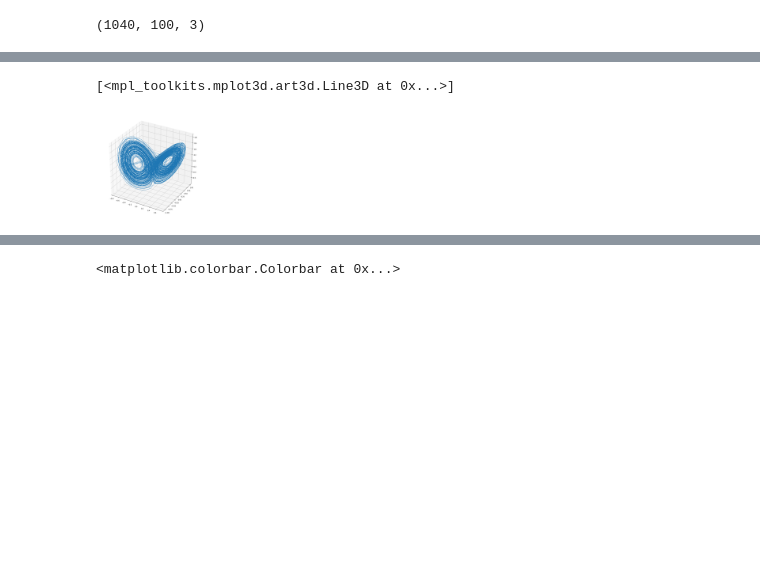
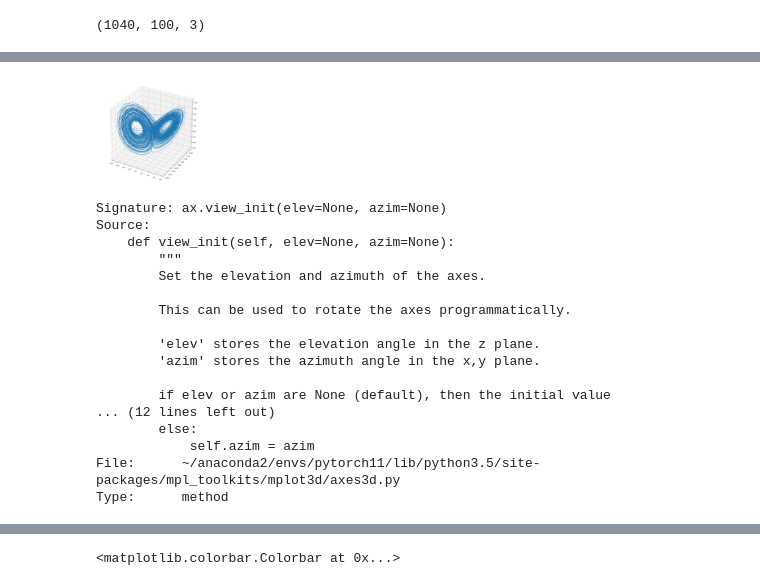
Before and after one commit to lyprince/hierarchical_lfads, a Jupyter notebook: synthetic_data.ipynb, the cells around one changed output, grey strips where cells are left out. Drawn from its saved outputs; the diff is of its cells as text; code cells hidden in the pictures; blank space fills up the shorter version.

```diff
--- a/synthetic_data.ipynb
+++ b/synthetic_data.ipynb
@@ -40,11 +40,28 @@ plt.plot(Z[2]);
 # %%
 Zf = Z.reshape(np.prod(Z.shape[:-1]), Z.shape[-1]).T
 fig = plt.figure(figsize=(12, 12))
 ax = fig.add_subplot(111, projection='3d')
 ax.plot(Zf[0], Zf[1], Zf[2], lw=.1)
+ax.view_init??
 # %% [output]
+[figure]
-[<mpl_toolkits.mplot3d.art3d.Line3D at 0x...>]
+Signature: ax.view_init(elev=None, azim=None)
+Source:
+    def view_init(self, elev=None, azim=None):
+        """
+        Set the elevation and azimuth of the axes.
+
+        This can be used to rotate the axes programmatically.
+
+        'elev' stores the elevation angle in the z plane.
+        'azim' stores the azimuth angle in the x,y plane.
+
+        if elev or azim are None (default), then the initial value
+... (12 lines left out)
+        else:
+            self.azim = azim
+File:      ~/anaconda2/envs/pytorch11/lib/python3.5/site-packages/mpl_toolkits/mplot3d/axes3d.py
+Type:      method
-[figure]
 # %%
 R = data_dict['train_rates']
 # %%
```
Also changed, not shown: parts of 11 cells of this notebook, 4 other files.
